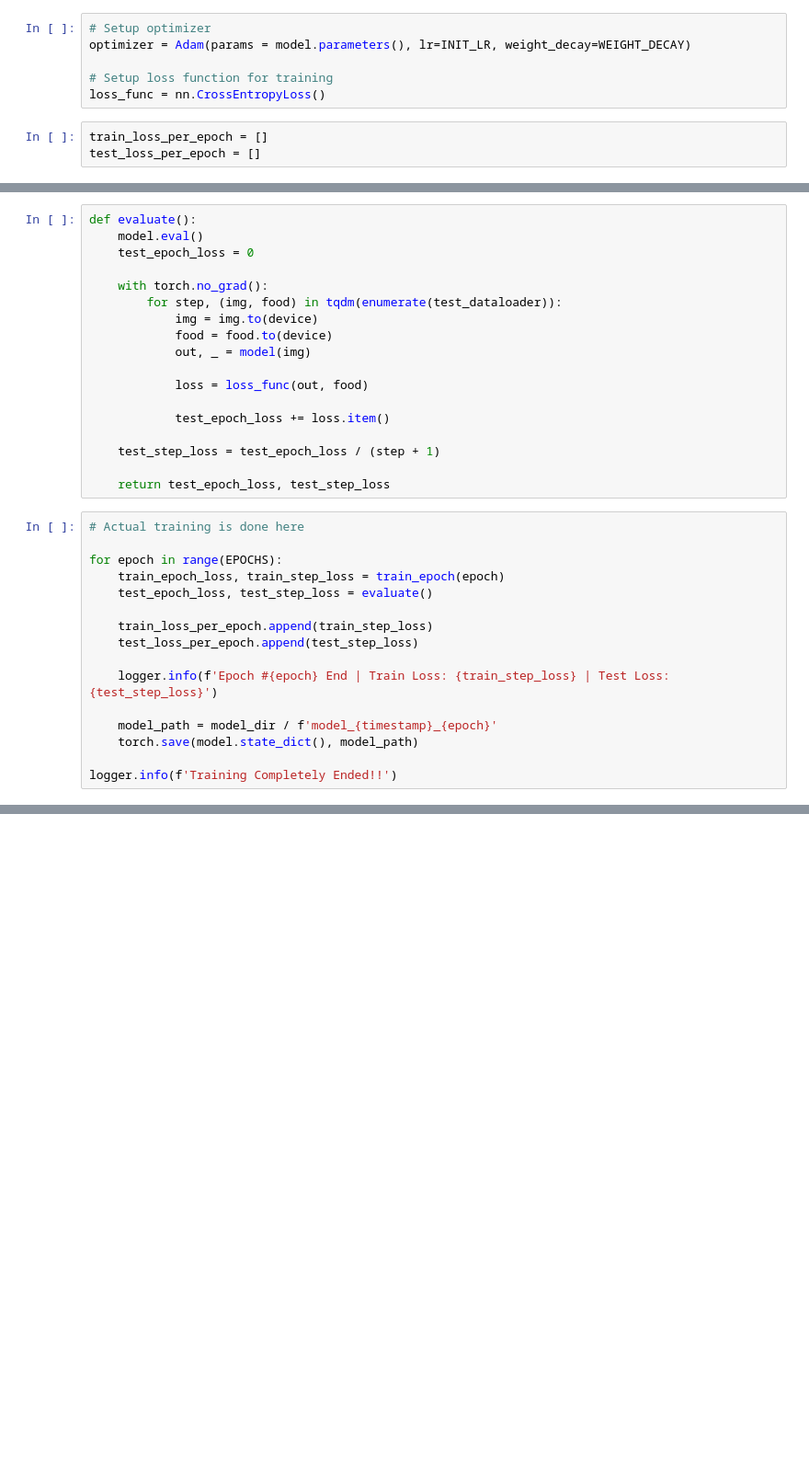
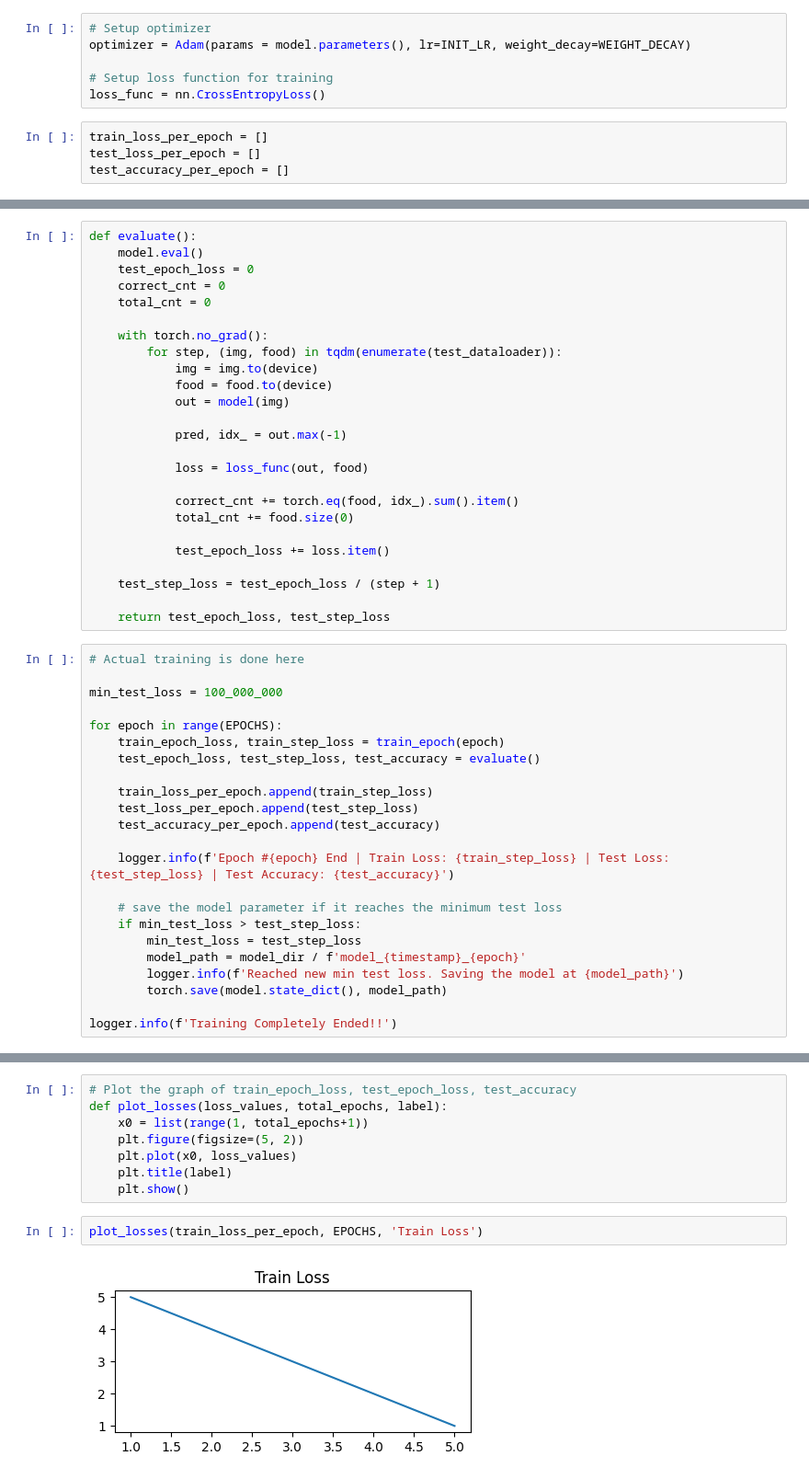
Before and after one commit to jinho-choi123/ViT-Visual-Transformer-, a Jupyter notebook: src/Train.ipynb, the cells around one changed output, grey strips where cells are left out. Shown: that part at 92% size. Cells and saved outputs as stored; diff of their text form; blank space fills up the shorter version.

```diff
--- a/src/Train.ipynb
+++ b/src/Train.ipynb
@@ -40,6 +63,7 @@ loss_func = nn.CrossEntropyLoss()
 # %%
 train_loss_per_epoch = []
 test_loss_per_epoch = []
+test_accuracy_per_epoch = []
 # %%
 def train_epoch(epoch_num):
     # Prepare recording CUDA memory snapshot
@@ -83,14 +97,21 @@ def train_epoch(epoch_num):
 def evaluate():
     model.eval()
     test_epoch_loss = 0
+    correct_cnt = 0
+    total_cnt = 0
 
     with torch.no_grad():
         for step, (img, food) in tqdm(enumerate(test_dataloader)):
             img = img.to(device)
             food = food.to(device)
-            out, _ = model(img)
+            out = model(img)
+
+            pred, idx_ = out.max(-1)
 
             loss = loss_func(out, food)
+
+            correct_cnt += torch.eq(food, idx_).sum().item()
+            total_cnt += food.size(0)
 
             test_epoch_loss += loss.item()
 
@@ -100,16 +121,23 @@ def evaluate():
 # %%
 # Actual training is done here
 
+min_test_loss = 100_000_000
+
 for epoch in range(EPOCHS):
     train_epoch_loss, train_step_loss = train_epoch(epoch)
-    test_epoch_loss, test_step_loss = evaluate()
+    test_epoch_loss, test_step_loss, test_accuracy = evaluate()
 
     train_loss_per_epoch.append(train_step_loss)
     test_loss_per_epoch.append(test_step_loss)
+    test_accuracy_per_epoch.append(test_accuracy)
 
-    logger.info(f'Epoch #{epoch} End | Train Loss: {train_step_loss} | Test Loss: {test_step_loss}')
+    logger.info(f'Epoch #{epoch} End | Train Loss: {train_step_loss} | Test Loss: {test_step_loss} | Test Accuracy: {test_accuracy}')
 
-    model_path = model_dir / f'model_{timestamp}_{epoch}'
-    torch.save(model.state_dict(), model_path)
+    # save the model parameter if it reaches the minimum test loss
+    if min_test_loss > test_step_loss:
+        min_test_loss = test_step_loss
+        model_path = model_dir / f'model_{timestamp}_{epoch}'
+        logger.info(f'Reached new min test loss. Saving the model at {model_path}')
+        torch.save(model.state_dict(), model_path)
 
 logger.info(f'Training Completely Ended!!')
@@ -115,0 +146,12 @@ logger.info(f'Training Completely Ended!!')
+# %%
+# Plot the graph of train_epoch_loss, test_epoch_loss, test_accuracy
+def plot_losses(loss_values, total_epochs, label):
+    x0 = list(range(1, total_epochs+1))
+    plt.figure(figsize=(5, 2))
+    plt.plot(x0, loss_values)
+    plt.title(label)
+    plt.show()
+# %%
+plot_losses(train_loss_per_epoch, EPOCHS, 'Train Loss')
+# %% [output]
+[figure, added]
```
Also changed, not shown: parts of 6 cells of this notebook, 4 other files.
